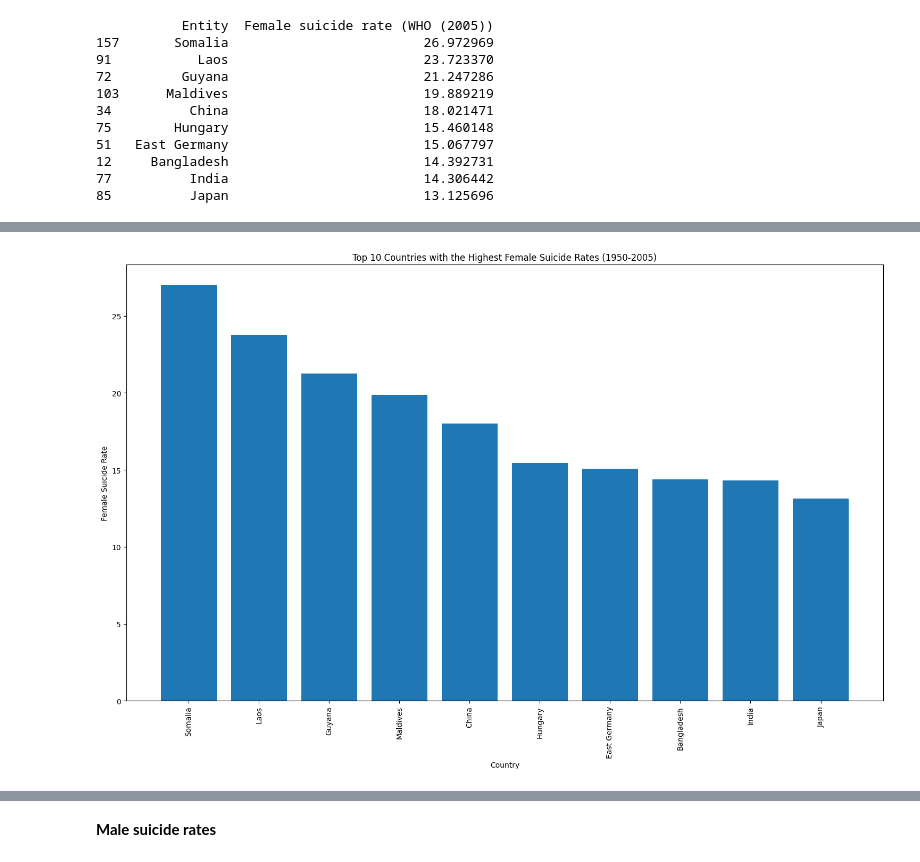
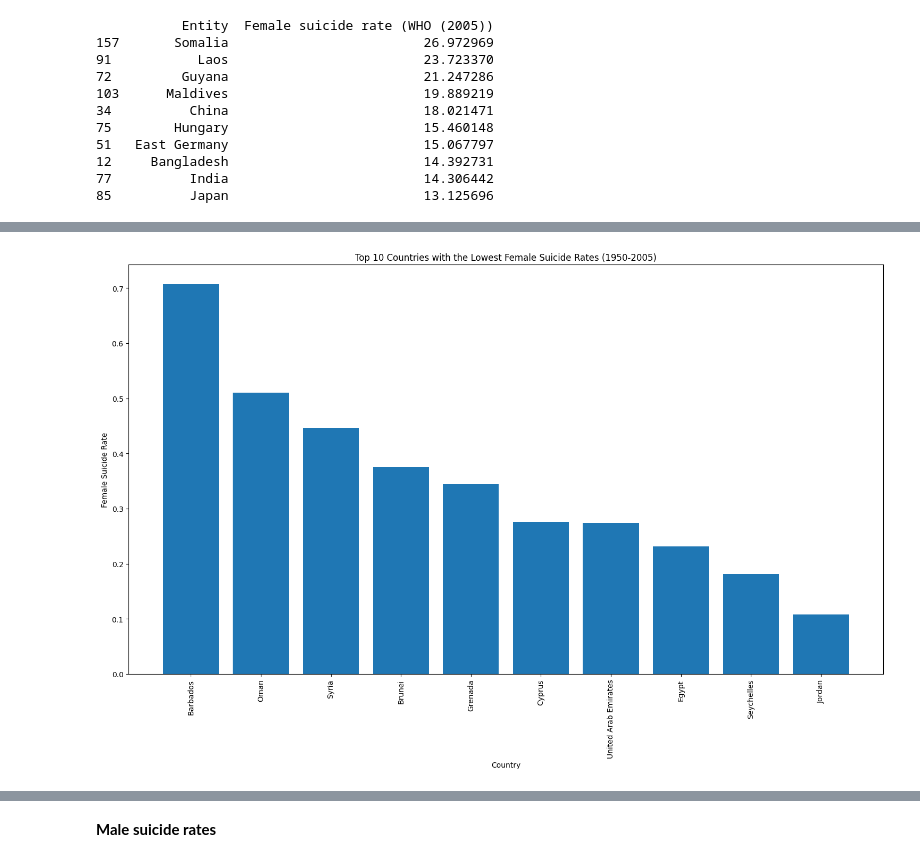
Before and after one commit to NazraJN/Suicide_rates, a Jupyter notebook: Suicide_rates.ipynb, the cells around one changed output, grey strips where cells are left out. Drawn from its saved outputs; the diff is of its cells as text; code cells hidden in the pictures.

```diff
--- a/Suicide_rates.ipynb
+++ b/Suicide_rates.ipynb
@@ -169,14 +205,14 @@ plt.show()
 # Group data by country and calculate mean female suicide rates
 mean_female_suicide_rates_by_country = female_suicide_rates.groupby(['Entity'])['Female suicide rate (WHO (2005))'].mean().reset_index()
 
-# Sort the data by mean female suicide rate in descending order
-sorted_female_suicide_rates = mean_female_suicide_rates_by_country.sort_values(by='Female suicide rate (WHO (2005))', ascending=False)
+# Sort the data by mean female suicide rates in descending order
+mean_female_suicide_rates = mean_female_suicide_rates_by_country.sort_values(by='Female suicide rate (WHO (2005))', ascending=False)
 
 # Select the top countries with the highest mean female suicide rates
-top_female_suicide_rates = sorted_female_suicide_rates.head(10)
+highest_female_suicide_rates = mean_female_suicide_rates.head(10)
 
 # Display the top countries
-print(top_female_suicide_rates)
+print(highest_female_suicide_rates)
 # %% [output]
            Entity  Female suicide rate (WHO (2005))
 157       Somalia                         26.972969
@@ -191,0 +269,6 @@ print(top_female_suicide_rates)
+# %%
+# Select the top countries with the lowest mean female suicide rates
+least_female_suicide_rates = mean_female_suicide_rates.tail(10)
+
+# Display the top countries
+print(least_female_suicide_rates)
@@ -192,12 +287,12 @@ print(top_female_suicide_rates)
 # %%
 # Plotting
 plt.figure(figsize=(15, 10))
-plt.bar(top_female_suicide_rates['Entity'], top_female_suicide_rates['Female suicide rate (WHO (2005))'])
-plt.title('Top 10 Countries with the Highest Female Suicide Rates (1950-2005)')
+plt.bar(least_female_suicide_rates['Entity'], least_female_suicide_rates['Female suicide rate (WHO (2005))'])
+plt.title('Top 10 Countries with the Lowest Female Suicide Rates (1950-2005)')
 plt.xlabel('Country')
 plt.ylabel('Female Suicide Rate')
 plt.xticks(rotation=90)
 plt.tight_layout()
 plt.show()
 # %% [output]
-[figure, old version]
+[figure, new version]
```
Also changed, not shown: parts of 18 cells of this notebook.
